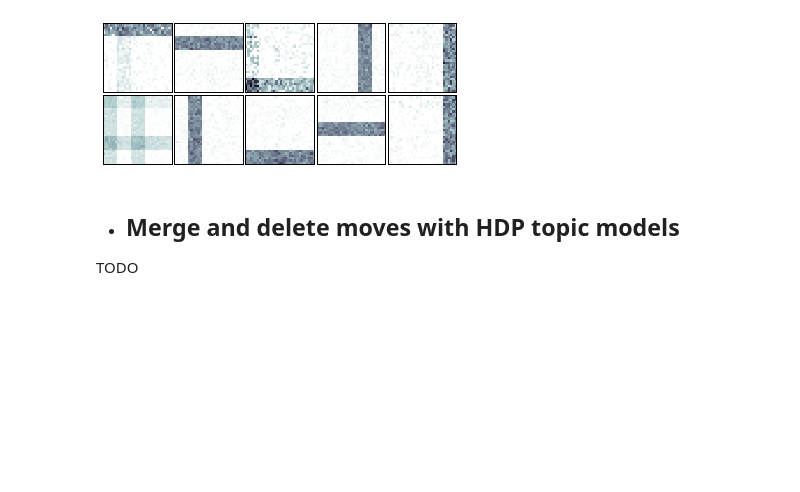
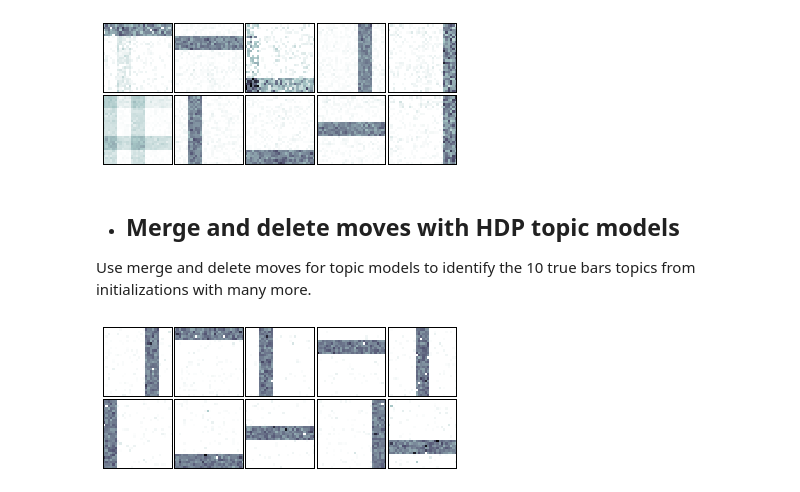
Before and after one commit to co2meal/-bnpy-dev, a Jupyter notebook: demos/DemoIndex.ipynb, the cells around one changed output. Drawn from its saved outputs; the diff is of its cells as text; code cells hidden in the pictures; blank space fills up the shorter version.

```diff
--- a/demos/DemoIndex.ipynb
+++ b/demos/DemoIndex.ipynb
@@ -53,4 +55,8 @@ Image('BarsToyData-LearnedTopicsFixedK=10.png', width=200)
 # %% [markdown]
 * ## Merge and delete moves with HDP topic models
 
-TODO
+Use merge and delete moves for topic models to identify the 10 true bars topics from initializations with many more.
+# %%
+Image('BarsToyData-LearnedTopics-MergeDelete.png', width=200)
+# %% [output]
+[figure, added]
```
Also changed, not shown: parts of 1 cell of this notebook, 19 other files.
